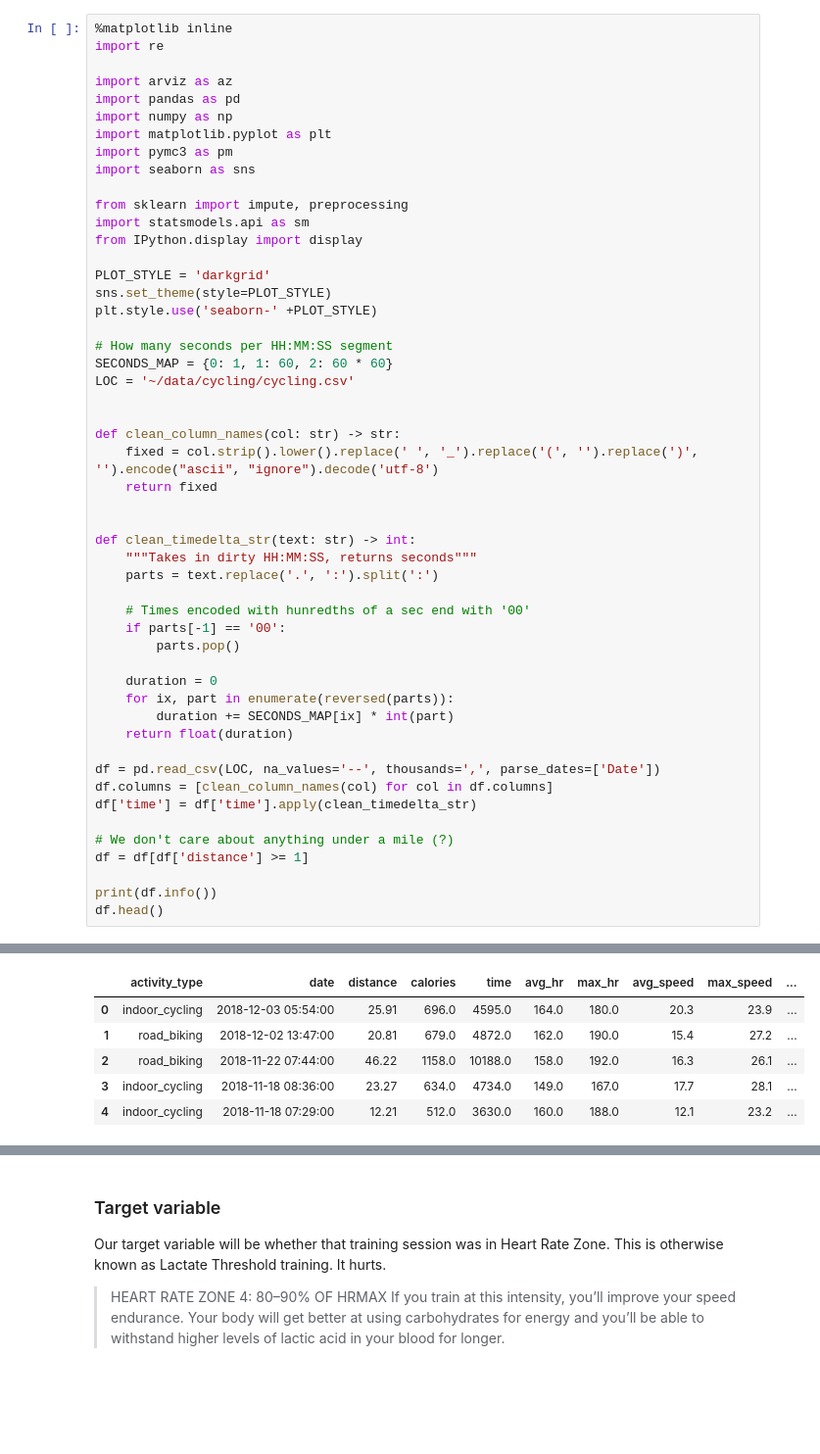
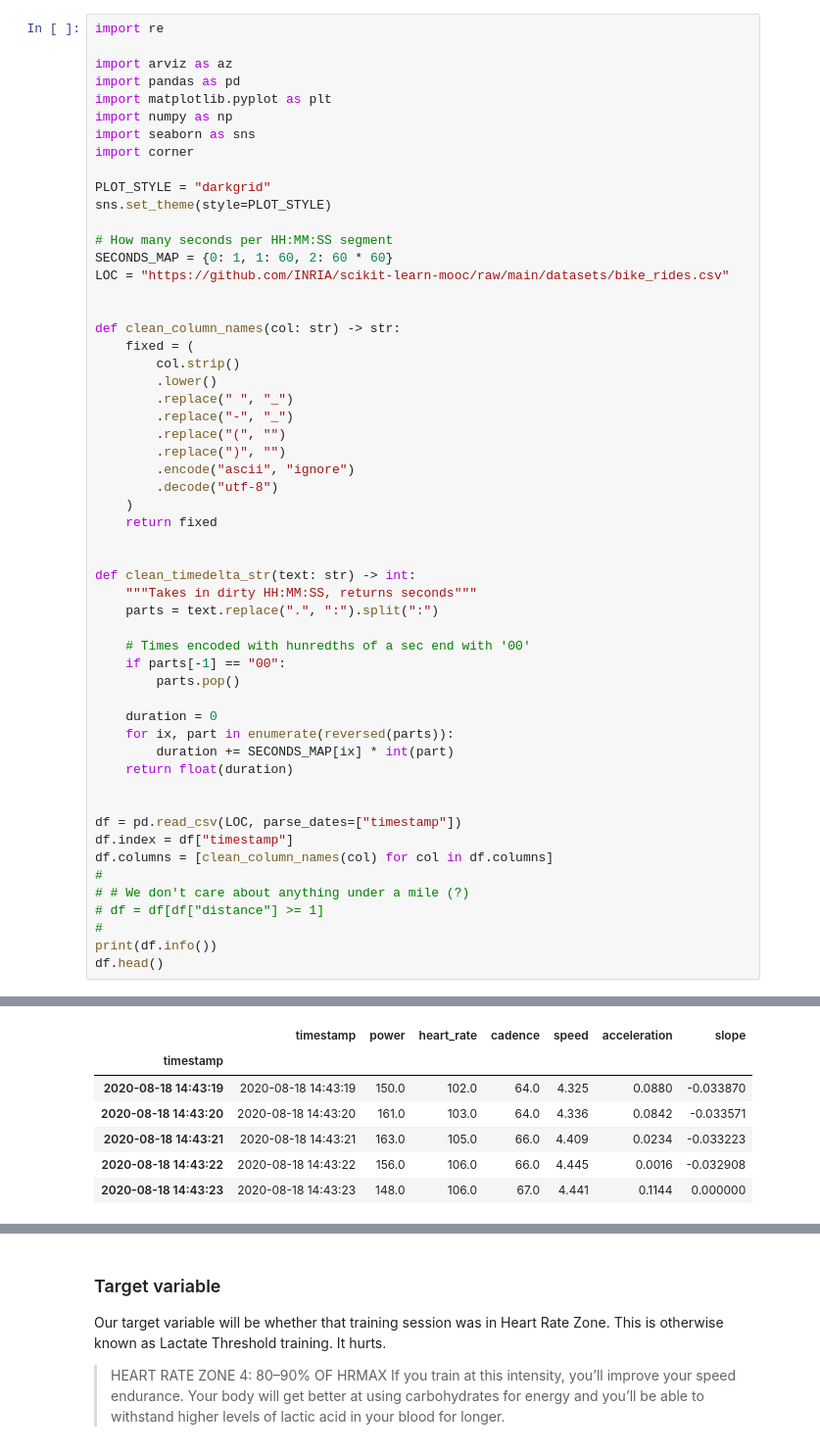
Before and after one commit to leblancfg/leblancfg.github.io, a Jupyter notebook: content/Logistic Regression with PyMC3.ipynb, the cells around one changed output, grey strips where cells are left out. Shown: that part at 98% size. Drawn from its saved outputs; the diff is of its cells as text; blank space fills up the shorter version.

```diff
--- a/content/Logistic Regression with PyMC3.ipynb
+++ b/content/Logistic Regression with PyMC3.ipynb
@@ -20,38 +20,41 @@ Notice that our task is not very... important? or interesting? We should just co
 # %%
-%matplotlib inline
 import re
 
 import arviz as az
 import pandas as pd
+import matplotlib.pyplot as plt
 import numpy as np
-import matplotlib.pyplot as plt
-import pymc3 as pm
 import seaborn as sns
+import corner
 
-from sklearn import impute, preprocessing
-import statsmodels.api as sm
-from IPython.display import display
-
-PLOT_STYLE = 'darkgrid'
+PLOT_STYLE = "darkgrid"
 sns.set_theme(style=PLOT_STYLE)
-plt.style.use('seaborn-' +PLOT_STYLE)
 
 # How many seconds per HH:MM:SS segment
 SECONDS_MAP = {0: 1, 1: 60, 2: 60 * 60}
-LOC = '~/data/cycling/cycling.csv'
+LOC = "https://github.com/INRIA/scikit-learn-mooc/raw/main/datasets/bike_rides.csv"
 
 
 def clean_column_names(col: str) -> str:
-    fixed = col.strip().lower().replace(' ', '_').replace('(', '').replace(')', '').encode("ascii", "ignore").decode('utf-8')
+    fixed = (
+        col.strip()
+        .lower()
+        .replace(" ", "_")
+        .replace("-", "_")
+        .replace("(", "")
+        .replace(")", "")
+        .encode("ascii", "ignore")
+        .decode("utf-8")
+    )
     return fixed
 
 
 def clean_timedelta_str(text: str) -> int:
     """Takes in dirty HH:MM:SS, returns seconds"""
-    parts = text.replace('.', ':').split(':')
+    parts = text.replace(".", ":").split(":")
 
     # Times encoded with hunredths of a sec end with '00'
-    if parts[-1] == '00':
+    if parts[-1] == "00":
         parts.pop()
 
     duration = 0
@@ -59,13 +62,14 @@ def clean_timedelta_str(text: str) -> int:
         duration += SECONDS_MAP[ix] * int(part)
     return float(duration)
 
-df = pd.read_csv(LOC, na_values='--', thousands=',', parse_dates=['Date'])
+
+df = pd.read_csv(LOC, parse_dates=["timestamp"])
+df.index = df["timestamp"]
 df.columns = [clean_column_names(col) for col in df.columns]
-df['time'] = df['time'].apply(clean_timedelta_str)
-
-# We don't care about anything under a mile (?)
-df = df[df['distance'] >= 1]
-
+#
+# # We don't care about anything under a mile (?)
+# df = df[df["distance"] >= 1]
+#
 print(df.info())
 df.head()
 # %% [output]
@@ -88,7 +90,8 @@ memory usage: 44.5+ KB
 None
-|  | activity_type | date | distance | calories | time | avg_hr | max_hr | avg_speed | max_speed | ... |
-| 0 | indoor_cycling | 2018-12-03 05:54:00 | 25.91 | 696.0 | 4595.0 | 164.0 | 180.0 | 20.3 | 23.9 | ... |
-| 1 | road_biking | 2018-12-02 13:47:00 | 20.81 | 679.0 | 4872.0 | 162.0 | 190.0 | 15.4 | 27.2 | ... |
-| 2 | road_biking | 2018-11-22 07:44:00 | 46.22 | 1158.0 | 10188.0 | 158.0 | 192.0 | 16.3 | 26.1 | ... |
-| 3 | indoor_cycling | 2018-11-18 08:36:00 | 23.27 | 634.0 | 4734.0 | 149.0 | 167.0 | 17.7 | 28.1 | ... |
-| 4 | indoor_cycling | 2018-11-18 07:29:00 | 12.21 | 512.0 | 3630.0 | 160.0 | 188.0 | 12.1 | 23.2 | ... |
+|  | timestamp | power | heart_rate | cadence | speed | acceleration | slope |
+| timestamp |  |  |  |  |  |  |  |
+| 2020-08-18 14:43:19 | 2020-08-18 14:43:19 | 150.0 | 102.0 | 64.0 | 4.325 | 0.0880 | -0.033870 |
+| 2020-08-18 14:43:20 | 2020-08-18 14:43:20 | 161.0 | 103.0 | 64.0 | 4.336 | 0.0842 | -0.033571 |
+| 2020-08-18 14:43:21 | 2020-08-18 14:43:21 | 163.0 | 105.0 | 66.0 | 4.409 | 0.0234 | -0.033223 |
+| 2020-08-18 14:43:22 | 2020-08-18 14:43:22 | 156.0 | 106.0 | 66.0 | 4.445 | 0.0016 | -0.032908 |
+| 2020-08-18 14:43:23 | 2020-08-18 14:43:23 | 148.0 | 106.0 | 67.0 | 4.441 | 0.1144 | 0.000000 |
```
Also changed, not shown: parts of 24 cells of this notebook, 1 other file.
